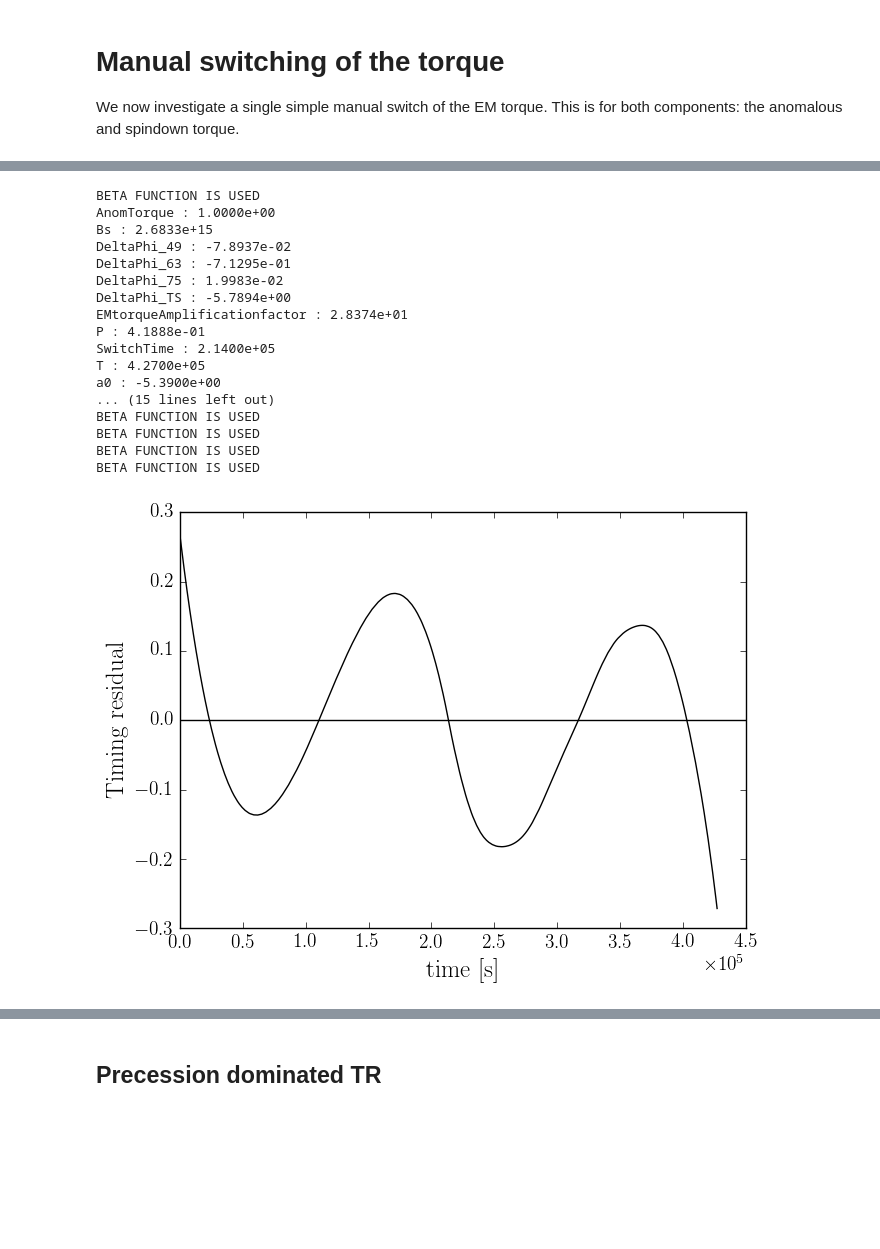
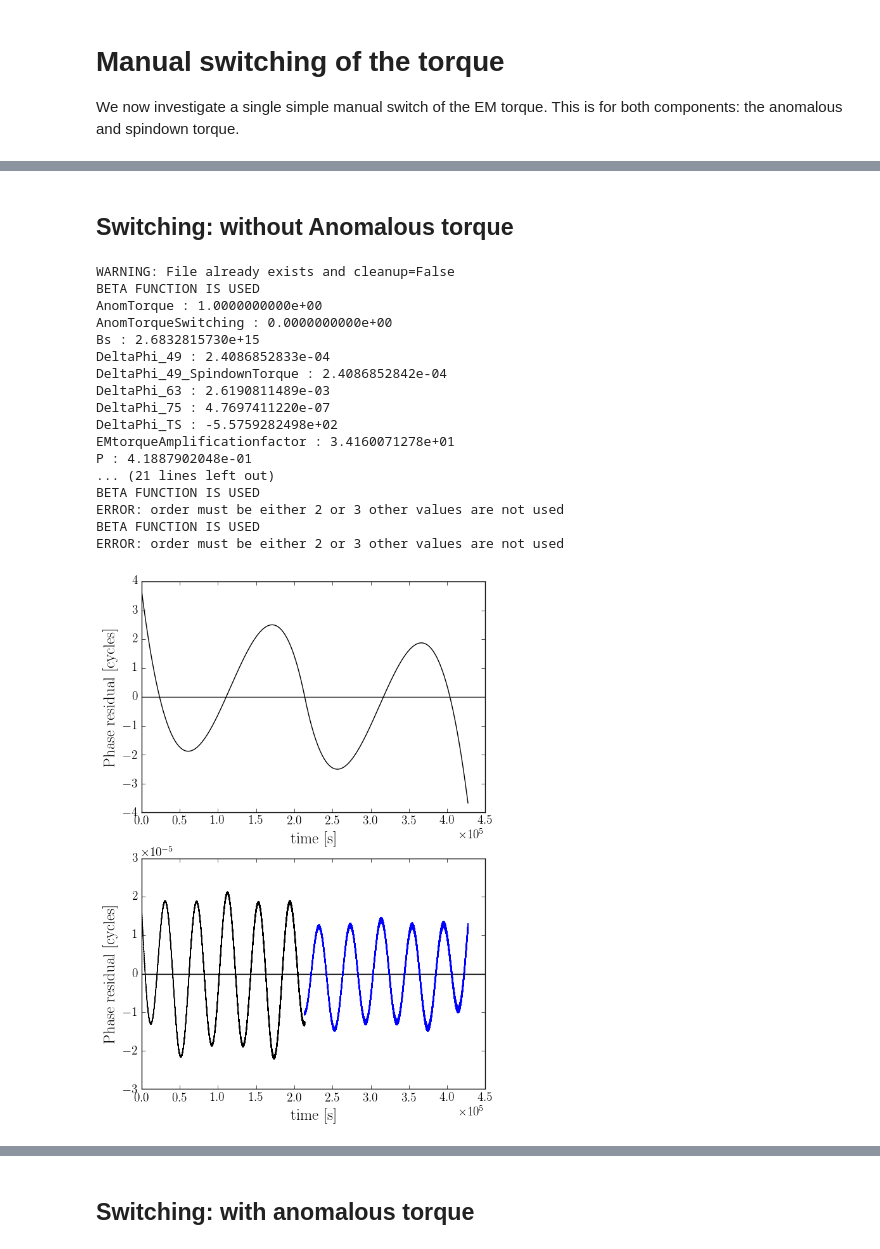
Before and after one commit to GregoryAshton/neutron_star_modelling, a Jupyter notebook: TimingResiduals/ManualSwitching.ipynb, the cells around one changed output, grey strips where cells are left out. Drawn from its saved outputs; the diff is of its cells as text; code cells hidden in the pictures; blank space fills up the shorter version.

Commit message:
Cleans up wobble angle calculation and adds write-up

```diff
--- a/TimingResiduals/ManualSwitching.ipynb
+++ b/TimingResiduals/ManualSwitching.ipynb
@@ -76,46 +92,43 @@ Beta  = -5.38935405525s degrees for %s
+# %% [markdown]
+## Switching: without Anomalous torque
 # %%
-# Parameters
-upsilon = 0.005
-
+AnomTorqueSwitching=False
+upsilon = 0.4
 file_name = main(chi0=chi0, epsI3=epsI3, epsA=epsA, omega0=omega0, T=T,
                  n=n, error=error, a0=a0, cleanup=False, DryRun=False,
-                 SwitchTime=SwitchTime, upsilon=upsilon)
+                 SwitchTime=SwitchTime, upsilon=upsilon,
+                 AnomTorqueSwitching=AnomTorqueSwitching)
 
 File_Functions.PrintParameterDictionary(file_name)
 
 
-analytic=False
-fig1, ax1 = plt.subplots()
-ax1 = Plot.timing_residual(file_name, ax=ax1, analytic=False)
+fig1, (ax1, ax2) = plt.subplots(nrows=2, figsize=(7, 10))
+ax1 = Plot.PhaseResidual(file_name, ax=ax1)
 leg = plt.legend()
 
-
-fig2, ax2 = plt.subplots(nrows=1)
-ax2 = Plot.timing_residual(file_name, ax=ax2, analytic=False,
+ax2 = Plot.PhaseResidual(file_name, ax=ax2,
                            tstart=0, tend=SwitchTime)
-ax2 = Plot.timing_residual(file_name, ax=ax2, analytic=False,
+ax2 = Plot.PhaseResidual(file_name, ax=ax2,
                            tstart=SwitchTime, tend=None)
 
-
-fig, ax3 = plt.subplots()
-ax3 = Plot.nu_dot(file_name, divisor=100, ax=ax3)
+plt.savefig("img/SwitchingWithoutAnomTorque.pdf")
 plt.show()
 # %% [output]
+WARNING: File already exists and cleanup=False
 BETA FUNCTION IS USED
-AnomTorque : 1.0000e+00
-Bs : 2.6833e+15
-DeltaPhi_49 : -7.8937e-02
-DeltaPhi_63 : -7.1295e-01
-DeltaPhi_75 : 1.9983e-02
-DeltaPhi_TS : -5.7894e+00
-EMtorqueAmplificationfactor : 2.8374e+01
-P : 4.1888e-01
-SwitchTime : 2.1400e+05
-T : 4.2700e+05
-a0 : -5.3900e+00
-... (15 lines left out)
+AnomTorque : 1.0000000000e+00
+AnomTorqueSwitching : 0.0000000000e+00
+Bs : 2.6832815730e+15
+DeltaPhi_49 : 2.4086852833e-04
+DeltaPhi_49_SpindownTorque : 2.4086852842e-04
+DeltaPhi_63 : 2.6190811489e-03
+DeltaPhi_75 : 4.7697411220e-07
+DeltaPhi_TS : -5.5759282498e+02
+EMtorqueAmplificationfactor : 3.4160071278e+01
+P : 4.1887902048e-01
+... (21 lines left out)
 BETA FUNCTION IS USED
+ERROR: order must be either 2 or 3 other values are not used
 BETA FUNCTION IS USED
-BETA FUNCTION IS USED
-BETA FUNCTION IS USED
+ERROR: order must be either 2 or 3 other values are not used
-[figure, old version]
+[figure, new version]
@@ -124,3 +135,3 @@ BETA FUNCTION IS USED
-# %% [markdown]
-## Precession dominated TR
+# %% [markdown]
+## Switching: with anomalous torque
 # %%
```
Also changed, not shown: parts of 9 cells of this notebook, 10 other files.
